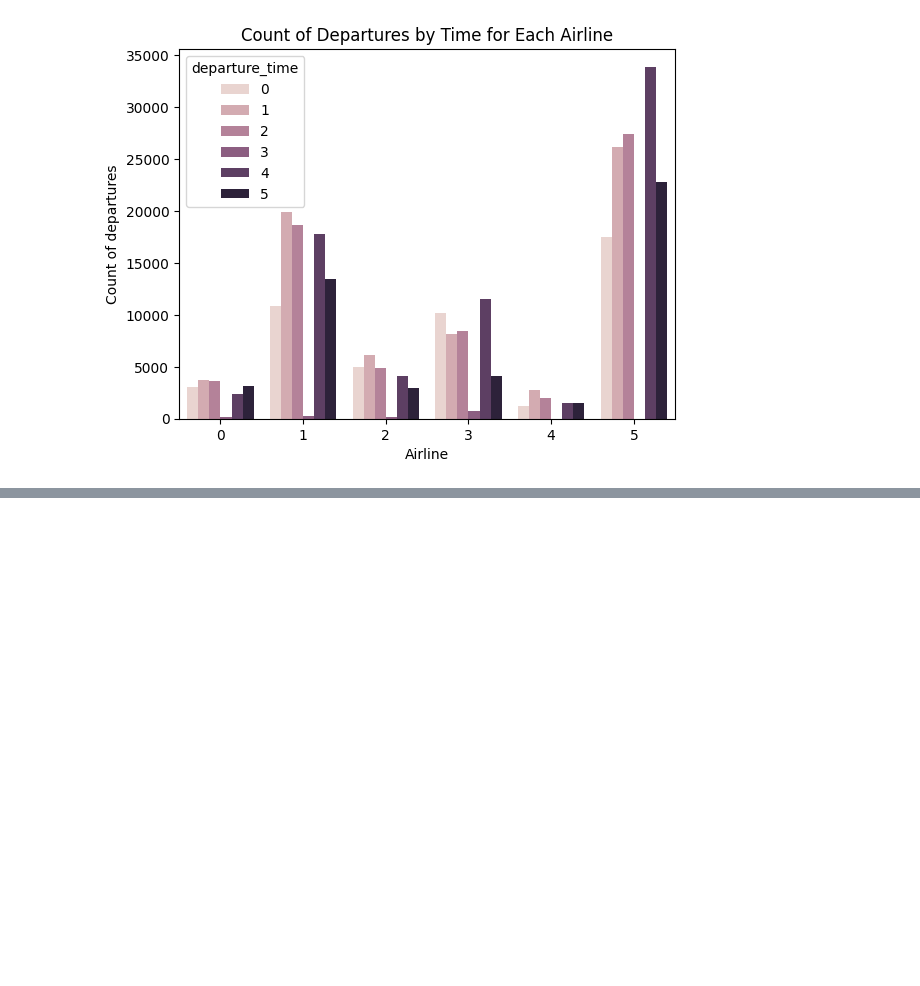
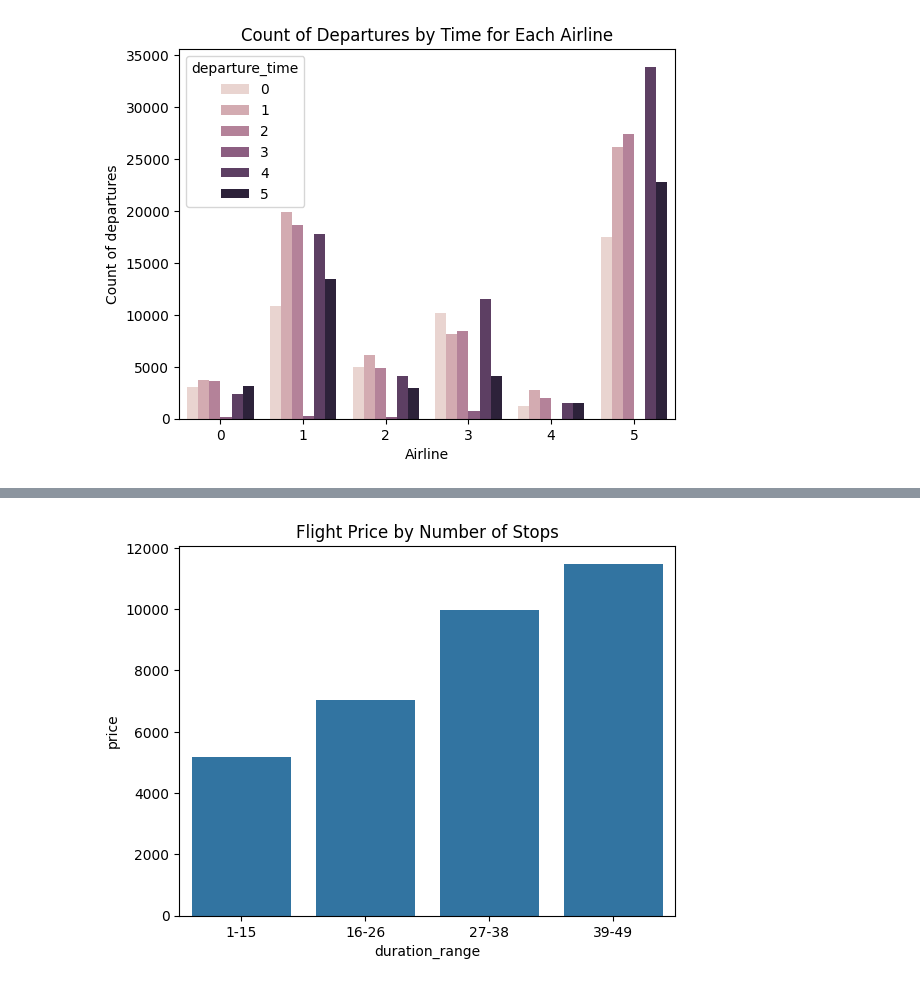
Before and after one commit to yawhatev/project, a Jupyter notebook: project.ipynb, the cells around one changed output, grey strips where cells are left out. Saved outputs shown, nothing was run; the diff lists cells and outputs as text; code cells hidden in the pictures; blank space fills up the shorter version.

```diff
--- a/project.ipynb
+++ b/project.ipynb
@@ -460,0 +348,12 @@ plt.show()
+# %%
+bins = [49, 409, 675,970, 1811]
+labels = ['1-15', '16-26', '27-38', '39-49']
+df['duration_range'] = pd.cut(df['duration'], bins=bins, labels=labels)
+
+stops_price = df.groupby('duration_range')['price'].median().reset_index()
+
+sns.barplot(x='duration_range', y='price', data=stops_price)
+plt.title('Flight Price by Number of Stops')
+plt.show()
+# %% [output]
+[figure, added]
```
Also changed, not shown: parts of 84 cells of this notebook, 3 other files.
